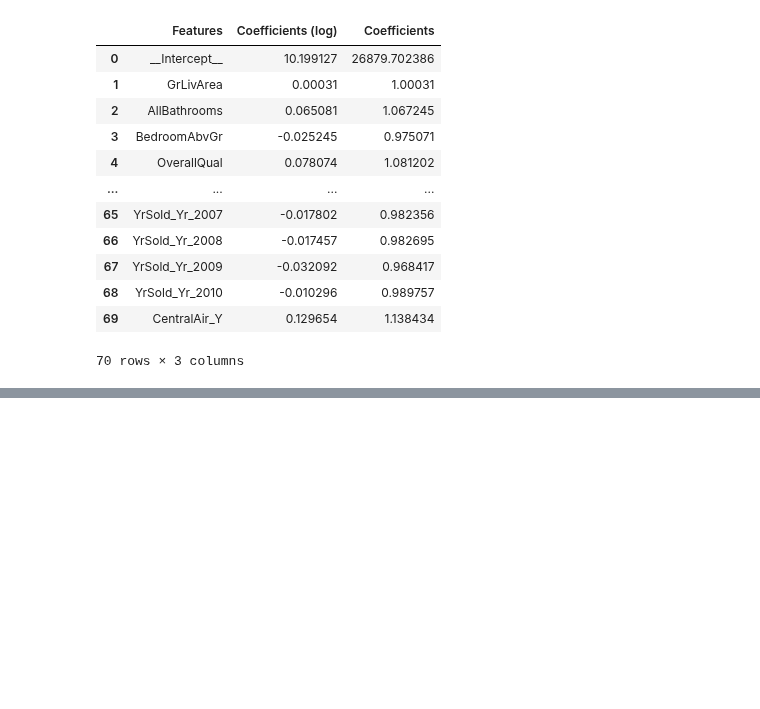
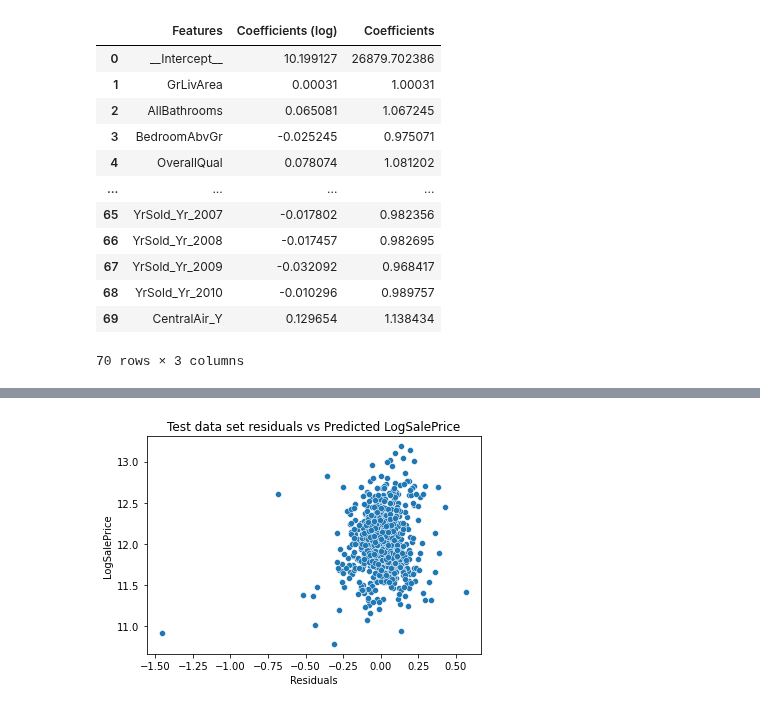
Before and after one commit to rishigoutam/ames-iowa, a Jupyter notebook: rishi/linreg.ipynb, the cells around one changed output, grey strips where cells are left out. Cells and saved outputs as stored; diff of their text form; code cells hidden in the pictures; blank space fills up the shorter version.

```diff
--- a/rishi/linreg.ipynb
+++ b/rishi/linreg.ipynb
@@ -167,0 +204,9 @@ pd.DataFrame(coeff_array, columns=['Features', 'Coefficients (log)', 'Coefficien
+# %%
+# Residuals vs Predicted LogSalePrice
+sns.scatterplot(x=residuals_test, y=y_predict)
+plt.title("Test data set residuals vs Predicted LogSalePrice")
+plt.xlabel("Residuals")
+plt.ylabel("LogSalePrice")
+plt.show()
+# %% [output]
+[figure, added]
```
Also changed, not shown: parts of 5 cells of this notebook.
